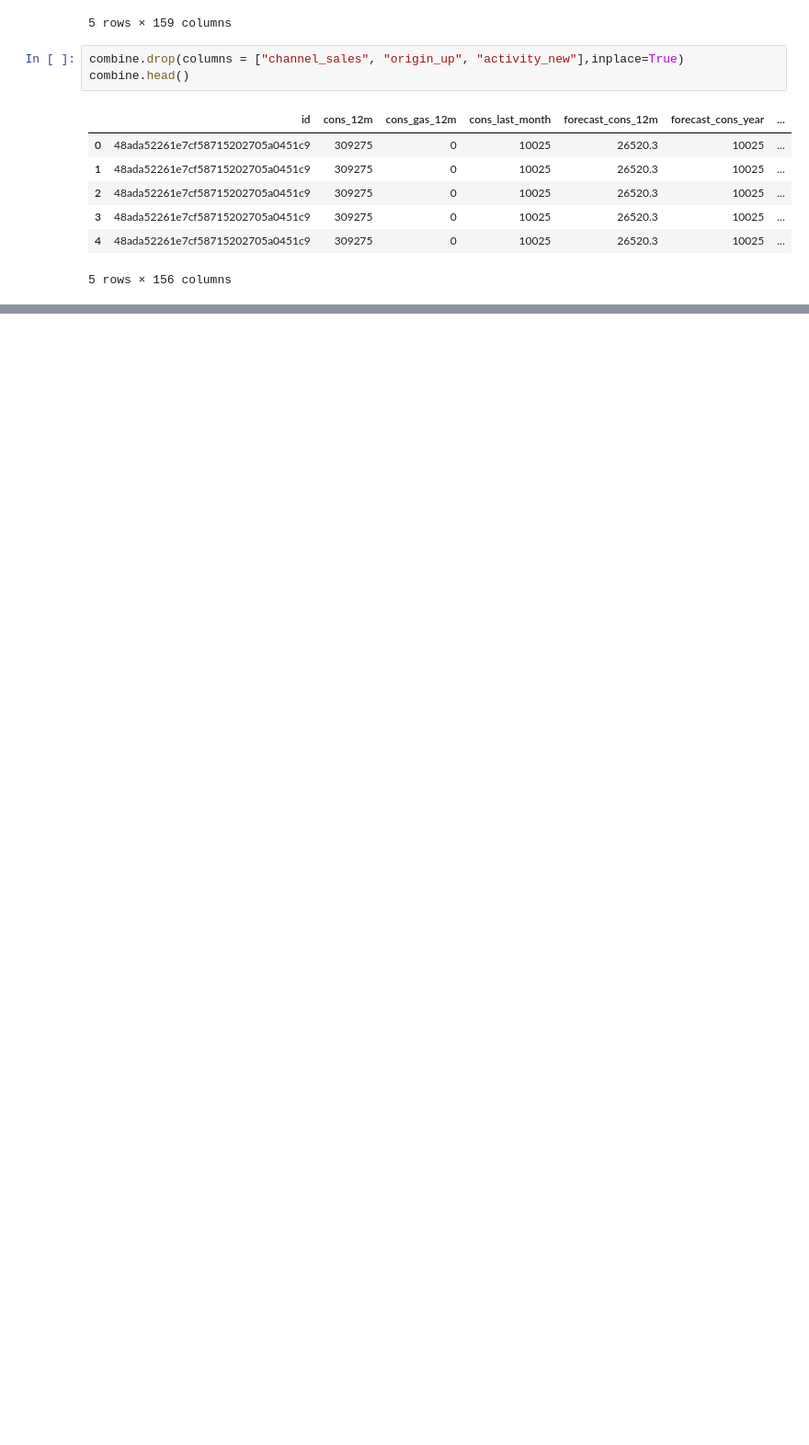
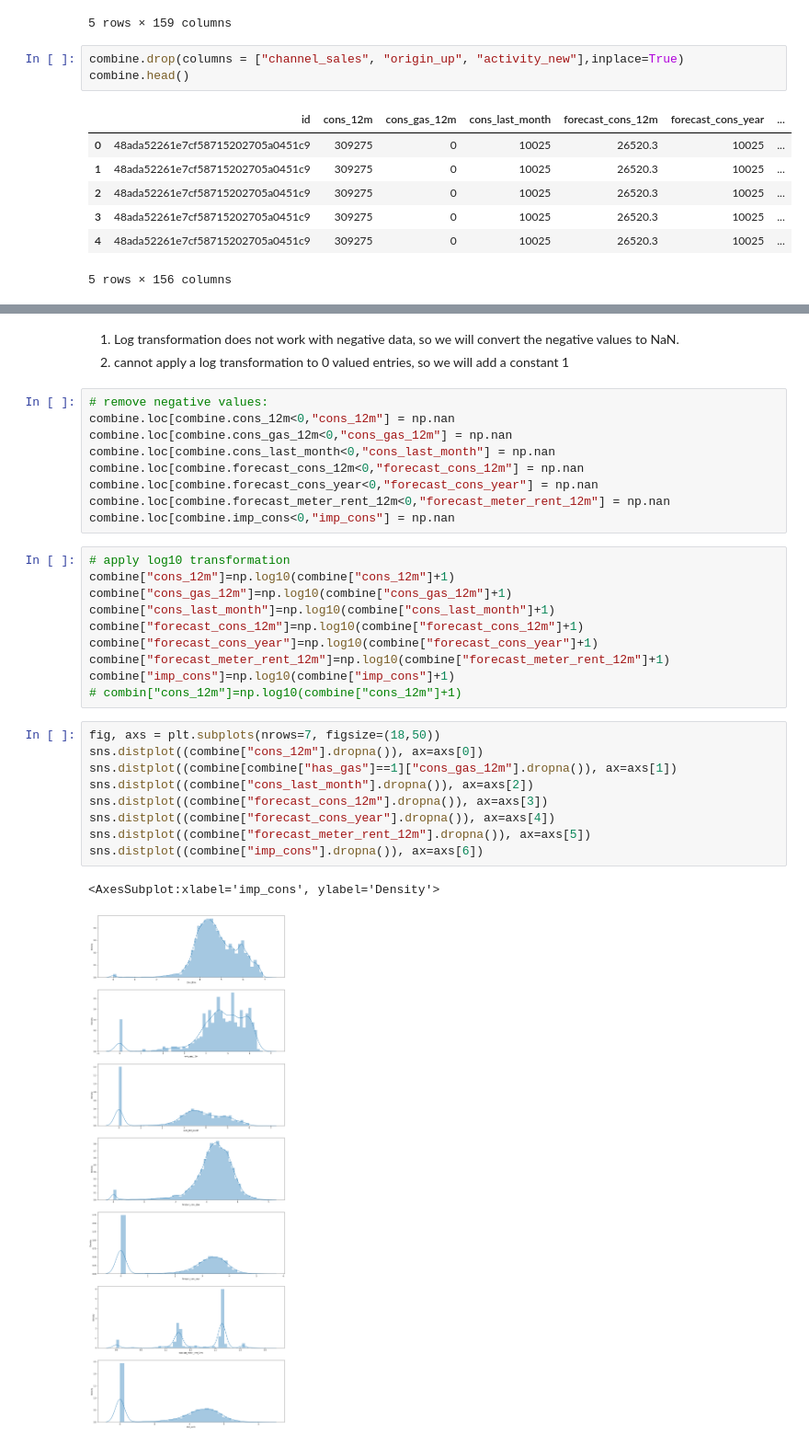
Before and after one commit to weekysui/customer_churn_problem, a Jupyter notebook: Data Understanding (1).ipynb, the cells around one changed output, grey strips where cells are left out. Shown at 92% size. Cells and saved outputs as stored; diff of their text form; blank space fills up the shorter version.

```diff
--- a/Data Understanding (1).ipynb
+++ b/Data Understanding (1).ipynb
@@ -1328,0 +1354,34 @@ combine.head()
+# %% [markdown]
+1. Log transformation does not work with negative data, so we will convert the negative values to NaN.
+2. cannot apply a log transformation to 0 valued entries, so we will add a constant 1
+# %%
+# remove negative values:
+combine.loc[combine.cons_12m<0,"cons_12m"] = np.nan
+combine.loc[combine.cons_gas_12m<0,"cons_gas_12m"] = np.nan
+combine.loc[combine.cons_last_month<0,"cons_last_month"] = np.nan
+combine.loc[combine.forecast_cons_12m<0,"forecast_cons_12m"] = np.nan
+combine.loc[combine.forecast_cons_year<0,"forecast_cons_year"] = np.nan
+combine.loc[combine.forecast_meter_rent_12m<0,"forecast_meter_rent_12m"] = np.nan
+combine.loc[combine.imp_cons<0,"imp_cons"] = np.nan
+# %%
+# apply log10 transformation
+combine["cons_12m"]=np.log10(combine["cons_12m"]+1)
+combine["cons_gas_12m"]=np.log10(combine["cons_gas_12m"]+1)
+combine["cons_last_month"]=np.log10(combine["cons_last_month"]+1)
+combine["forecast_cons_12m"]=np.log10(combine["forecast_cons_12m"]+1)
+combine["forecast_cons_year"]=np.log10(combine["forecast_cons_year"]+1)
+combine["forecast_meter_rent_12m"]=np.log10(combine["forecast_meter_rent_12m"]+1)
+combine["imp_cons"]=np.log10(combine["imp_cons"]+1)
+# combin["cons_12m"]=np.log10(combine["cons_12m"]+1)
+# %%
+fig, axs = plt.subplots(nrows=7, figsize=(18,50))
+sns.distplot((combine["cons_12m"].dropna()), ax=axs[0])
+sns.distplot((combine[combine["has_gas"]==1]["cons_gas_12m"].dropna()), ax=axs[1])
+sns.distplot((combine["cons_last_month"].dropna()), ax=axs[2])
+sns.distplot((combine["forecast_cons_12m"].dropna()), ax=axs[3])
+sns.distplot((combine["forecast_cons_year"].dropna()), ax=axs[4])
+sns.distplot((combine["forecast_meter_rent_12m"].dropna()), ax=axs[5])
+sns.distplot((combine["imp_cons"].dropna()), ax=axs[6])
+# %% [output]
+<AxesSubplot:xlabel='imp_cons', ylabel='Density'>
+[figure, added]
```
Also changed, not shown: parts of 15 cells of this notebook.
